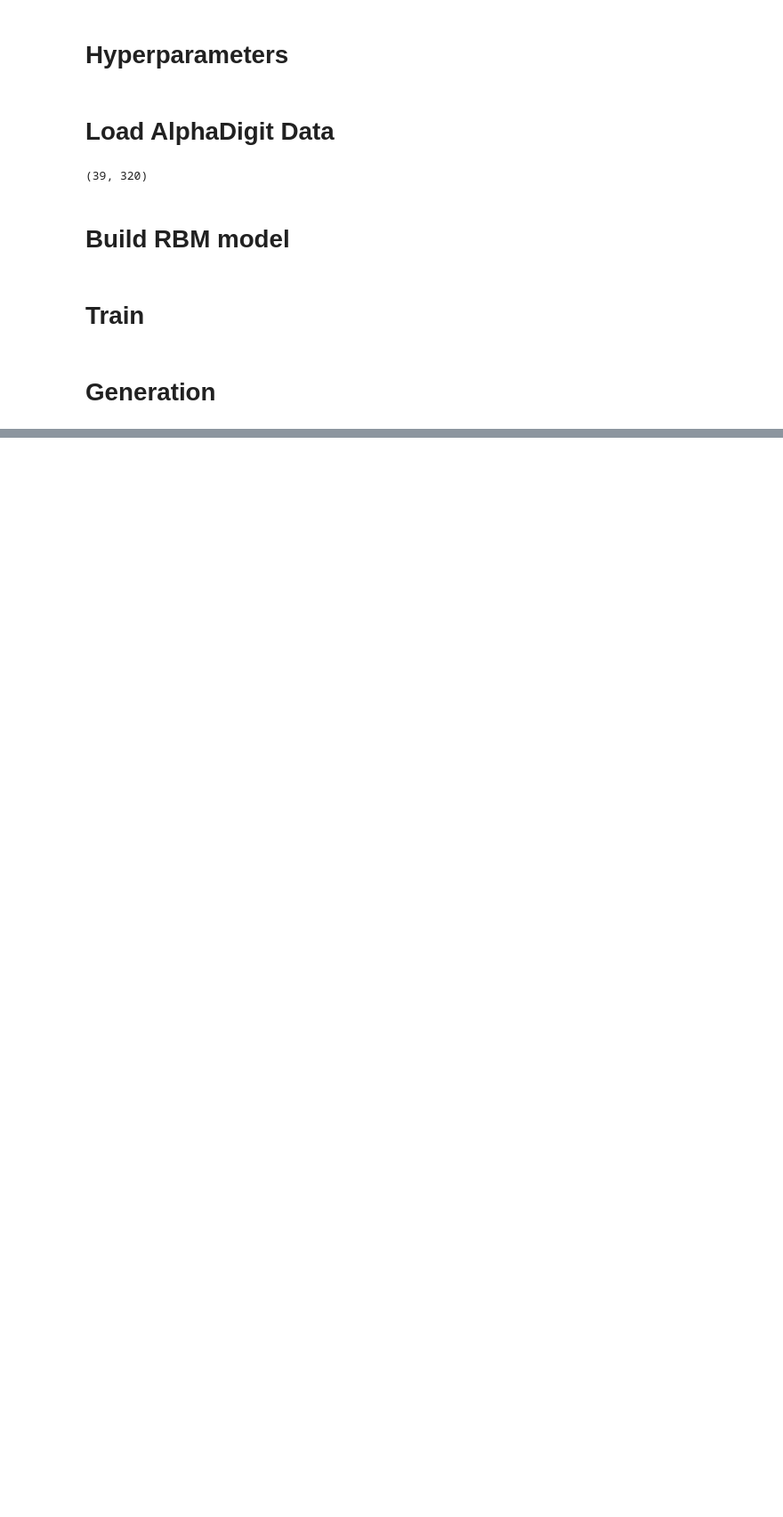
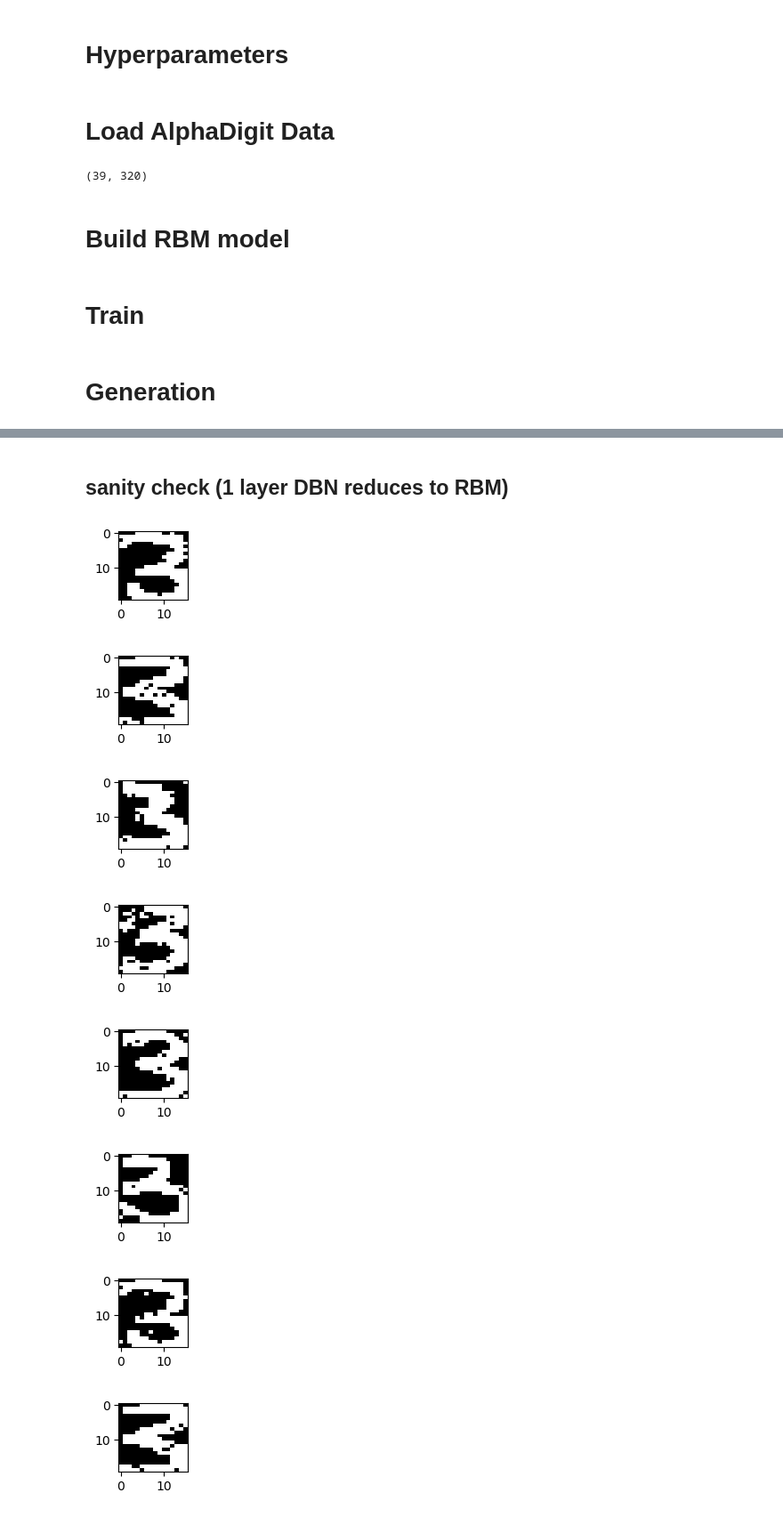
Before and after one commit to alephpi/student, a Jupyter notebook: test.ipynb, the cells around one changed output, grey strips where cells are left out. Shown at 89% size. Cells and saved outputs as stored; diff of their text form; code cells hidden in the pictures; blank space fills up the shorter version.

```diff
--- a/test.ipynb
+++ b/test.ipynb
@@ -46,0 +49,18 @@ generate_image(rbm, 10, 10, (320,))
+# %% [markdown]
+## sanity check (1 layer DBN reduces to RBM)
+# %%
+from model.DBN import DBN
+dbn = DBN(v_dim=320, h_dims=[100], lr=0.1)
+# %%
+dbn.fit(dataset[0], batch_size=1, num_epochs=100)
+# %%
+generate_image(dbn, 10, 10)
+# %% [output]
+[figure, added]
+[figure, added]
+[figure, added]
+[figure, added]
+[figure, added]
+[figure, added]
+[figure, added]
+[figure, added]
```
Also changed, not shown: parts of 9 cells of this notebook, 3 other files.
